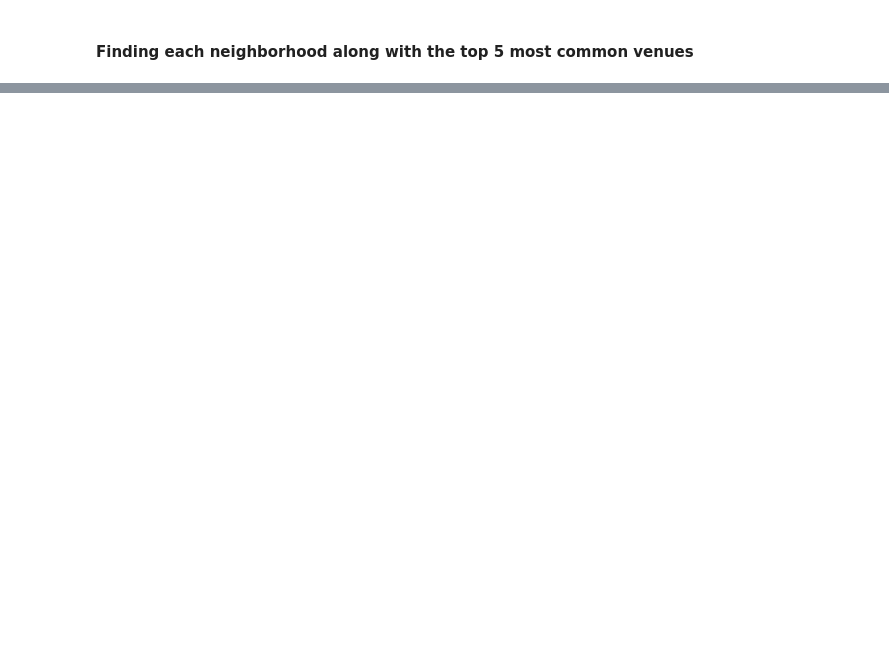
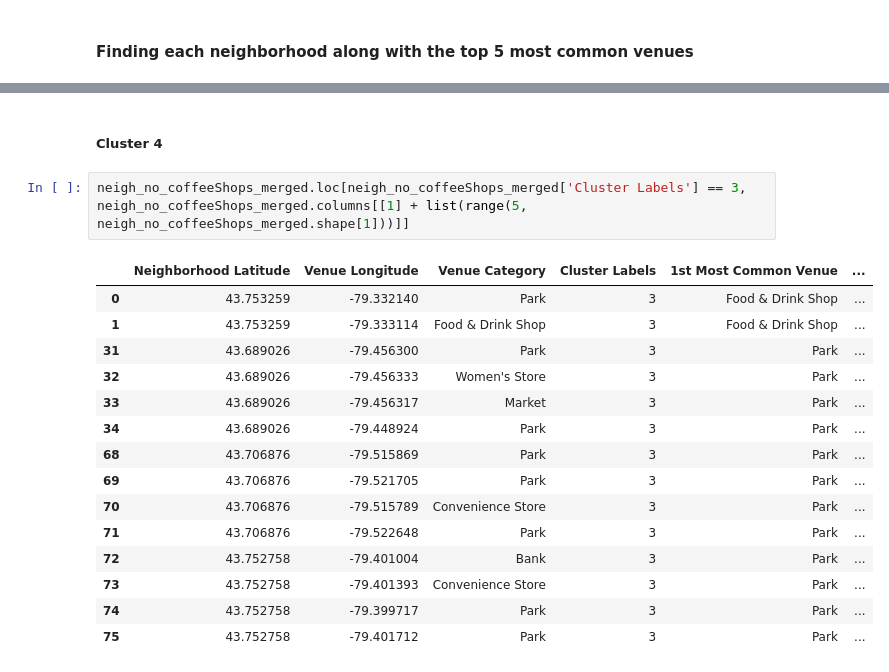
Before and after one commit to saidul-islam98/Battle-of-The-Neighborhoods, a Jupyter notebook: Battle of Neighborhoods part 3.ipynb, the cells around one changed output, grey strips where cells are left out. Cells and saved outputs as stored; diff of their text form; blank space fills up the shorter version.

```diff
--- a/Battle of Neighborhoods part 3.ipynb
+++ b/Battle of Neighborhoods part 3.ipynb
@@ -666,0 +818,20 @@ for hood in neigh_no_coffeeShops_grouped['Neighborhood']:
+# %% [markdown]
+##### Cluster 4
+# %%
+neigh_no_coffeeShops_merged.loc[neigh_no_coffeeShops_merged['Cluster Labels'] == 3, neigh_no_coffeeShops_merged.columns[[1] + list(range(5, neigh_no_coffeeShops_merged.shape[1]))]]
+# %% [output]
+|  | Neighborhood Latitude | Venue Longitude | Venue Category | Cluster Labels | 1st Most Common Venue | ... |
+| 0 | 43.753259 | -79.332140 | Park | 3 | Food & Drink Shop | ... |
+| 1 | 43.753259 | -79.333114 | Food & Drink Shop | 3 | Food & Drink Shop | ... |
+| 31 | 43.689026 | -79.456300 | Park | 3 | Park | ... |
+| 32 | 43.689026 | -79.456333 | Women's Store | 3 | Park | ... |
+| 33 | 43.689026 | -79.456317 | Market | 3 | Park | ... |
+| 34 | 43.689026 | -79.448924 | Park | 3 | Park | ... |
+| 68 | 43.706876 | -79.515869 | Park | 3 | Park | ... |
+| 69 | 43.706876 | -79.521705 | Park | 3 | Park | ... |
+| 70 | 43.706876 | -79.515789 | Convenience Store | 3 | Park | ... |
+| 71 | 43.706876 | -79.522648 | Park | 3 | Park | ... |
+| 72 | 43.752758 | -79.401004 | Bank | 3 | Park | ... |
+| 73 | 43.752758 | -79.401393 | Convenience Store | 3 | Park | ... |
+| 74 | 43.752758 | -79.399717 | Park | 3 | Park | ... |
+| 75 | 43.752758 | -79.401712 | Park | 3 | Park | ... |
```
Also changed, not shown: parts of 54 cells of this notebook.
